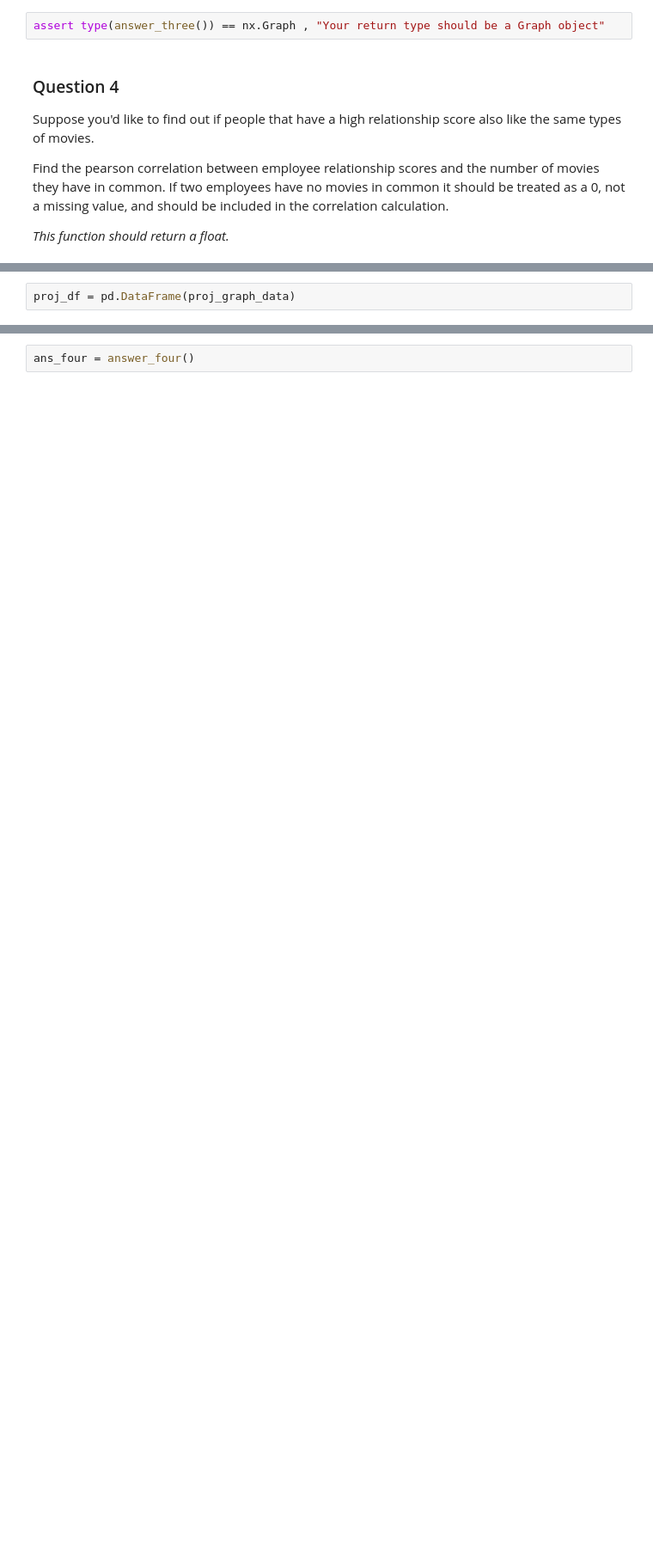
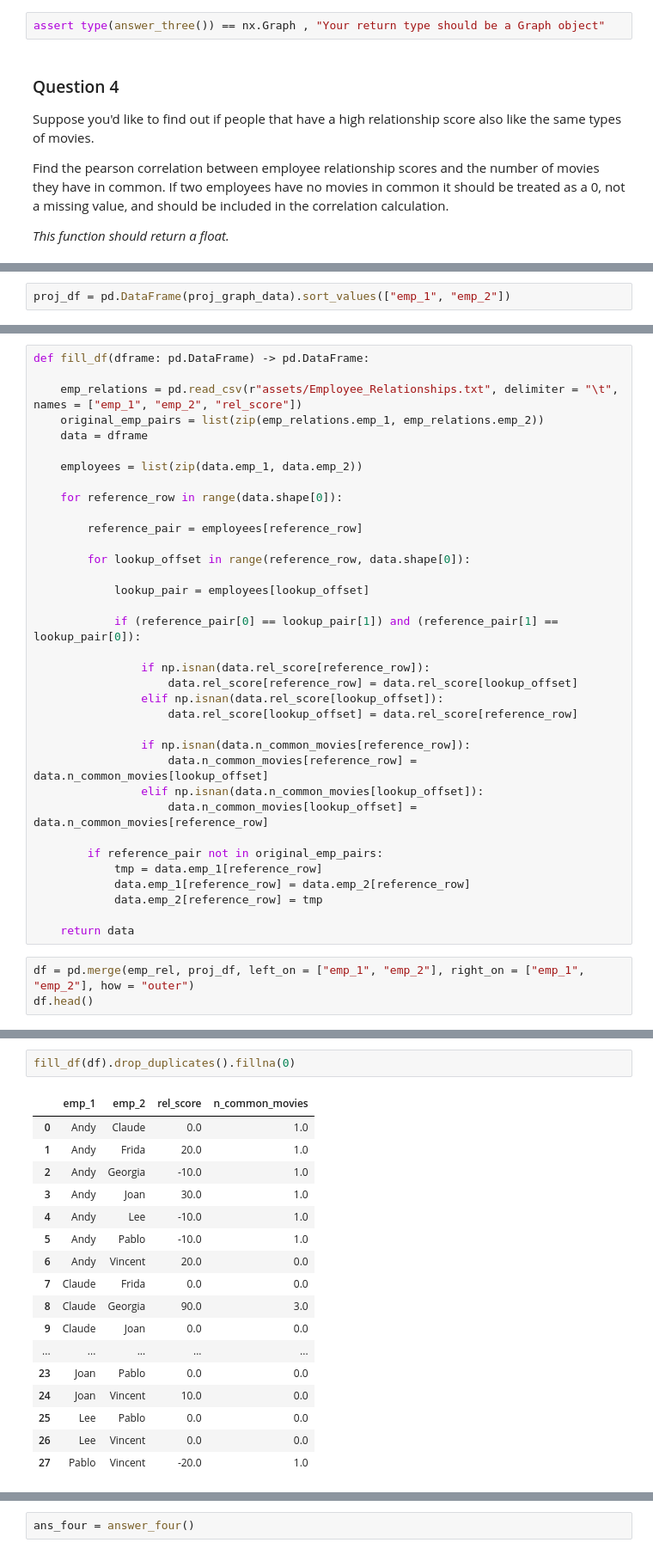
Before and after one commit to anoban/Applied-Social-Network-Analysis-in-Python, a Jupyter notebook: assignments/Assignment 1/assignment1.ipynb, the cells around one changed output, grey strips where cells are left out. Shown at 86% size. Drawn from its saved outputs; the diff is of its cells as text; blank space fills up the shorter version.

```diff
--- a/assignments/Assignment 1/assignment1.ipynb
+++ b/assignments/Assignment 1/assignment1.ipynb
@@ -190,0 +245,2 @@ emp_rel = pd.read_csv(r"assets/Employee_Relationships.txt", delimiter = "\t", na
+# %%
+proj_df = pd.DataFrame(proj_graph_data).sort_values(["emp_1", "emp_2"])
@@ -235,2 +270,0 @@ proj_graph_data
-# %%
-proj_df = pd.DataFrame(proj_graph_data)
@@ -312,0 +283,38 @@ def answer_four():
+# %%
+def fill_df(dframe: pd.DataFrame) -> pd.DataFrame:
+
+    emp_relations = pd.read_csv(r"assets/Employee_Relationships.txt", delimiter = "\t", names = ["emp_1", "emp_2", "rel_score"])
+    original_emp_pairs = list(zip(emp_relations.emp_1, emp_relations.emp_2))
+    data = dframe
+
+    employees = list(zip(data.emp_1, data.emp_2))
+
+    for reference_row in range(data.shape[0]):
+
+        reference_pair = employees[reference_row]
+
+        for lookup_offset in range(reference_row, data.shape[0]):
+
+            lookup_pair = employees[lookup_offset]
+
+            if (reference_pair[0] == lookup_pair[1]) and (reference_pair[1] == lookup_pair[0]):
+
+                if np.isnan(data.rel_score[reference_row]):
+                    data.rel_score[reference_row] = data.rel_score[lookup_offset]
+                elif np.isnan(data.rel_score[lookup_offset]):
+                    data.rel_score[lookup_offset] = data.rel_score[reference_row]
+
+                if np.isnan(data.n_common_movies[reference_row]):
+                    data.n_common_movies[reference_row] = data.n_common_movies[lookup_offset]
+                elif np.isnan(data.n_common_movies[lookup_offset]):
+                    data.n_common_movies[lookup_offset] = data.n_common_movies[reference_row]
+
+        if reference_pair not in original_emp_pairs:
+            tmp = data.emp_1[reference_row]
+            data.emp_1[reference_row] = data.emp_2[reference_row]
+            data.emp_2[reference_row] = tmp
+
+    return data
+# %%
+df = pd.merge(emp_rel, proj_df, left_on = ["emp_1", "emp_2"], right_on = ["emp_1", "emp_2"], how = "outer")
+df.head()
@@ -312,0 +328,20 @@ def answer_four():
+# %%
+fill_df(df).drop_duplicates().fillna(0)
+# %% [output]
+|  | emp_1 | emp_2 | rel_score | n_common_movies |
+| 0 | Andy | Claude | 0.0 | 1.0 |
+| 1 | Andy | Frida | 20.0 | 1.0 |
+| 2 | Andy | Georgia | -10.0 | 1.0 |
+| 3 | Andy | Joan | 30.0 | 1.0 |
+| 4 | Andy | Lee | -10.0 | 1.0 |
+| 5 | Andy | Pablo | -10.0 | 1.0 |
+| 6 | Andy | Vincent | 20.0 | 0.0 |
+| 7 | Claude | Frida | 0.0 | 0.0 |
+| 8 | Claude | Georgia | 90.0 | 3.0 |
+| 9 | Claude | Joan | 0.0 | 0.0 |
+| ... | ... | ... | ... | ... |
+| 23 | Joan | Pablo | 0.0 | 0.0 |
+| 24 | Joan | Vincent | 10.0 | 0.0 |
+| 25 | Lee | Pablo | 0.0 | 0.0 |
+| 26 | Lee | Vincent | 0.0 | 0.0 |
+| 27 | Pablo | Vincent | -20.0 | 1.0 |
```
Also changed, not shown: parts of 29 cells of this notebook, 2 other files.
